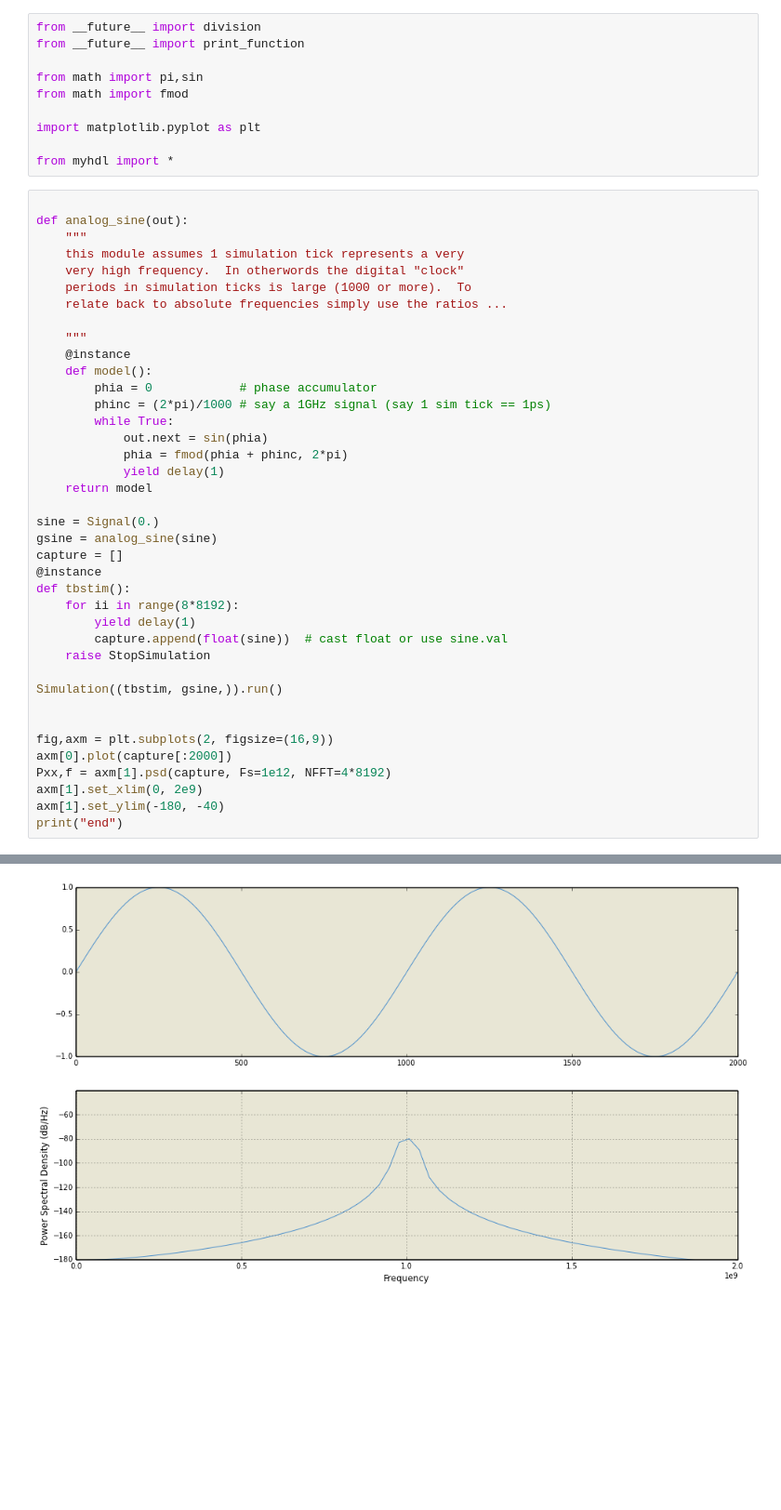
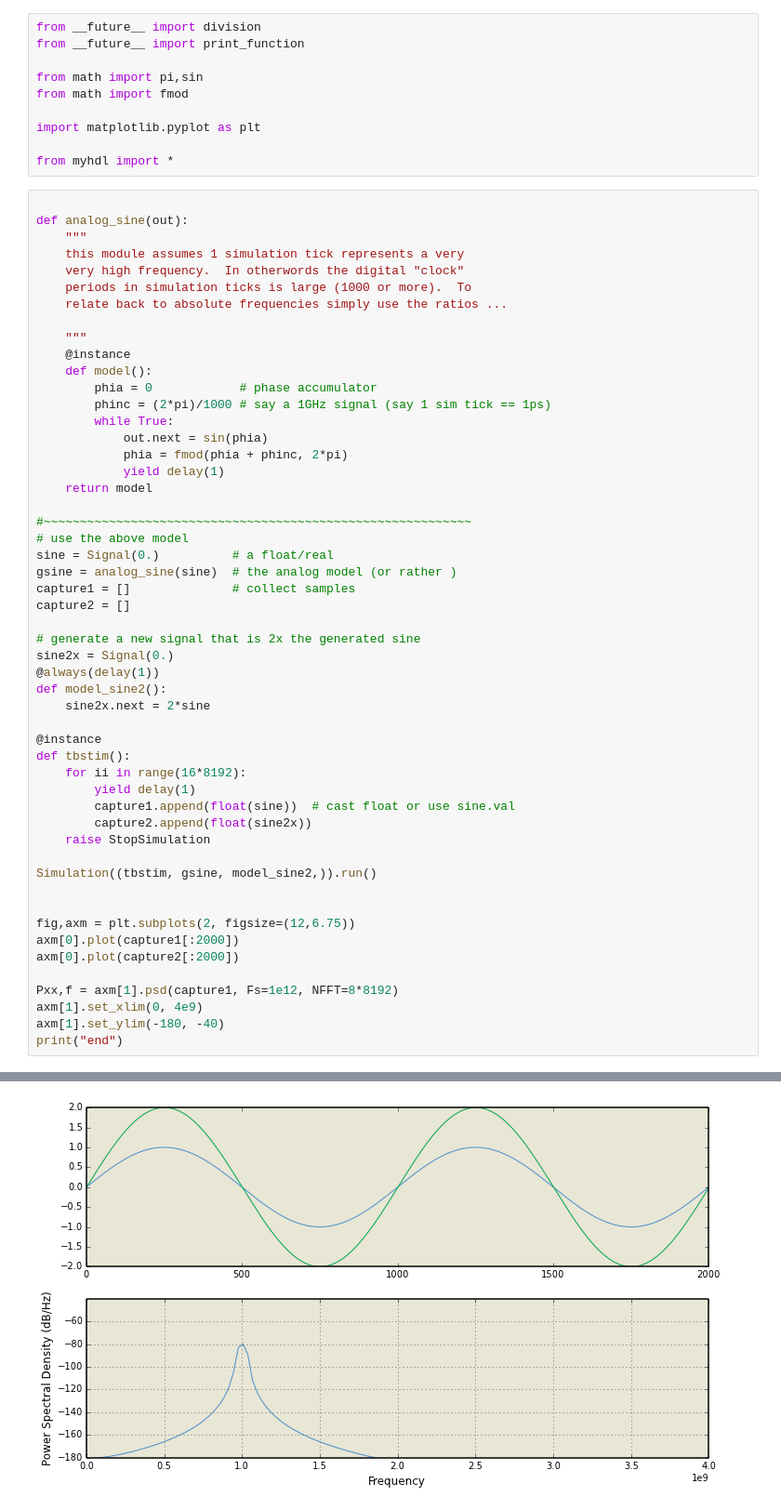
Before and after one commit to cfelton/musicbox_simple, a Jupyter notebook: analog_model.ipynb, the cells around one changed output, grey strips where cells are left out. Shown: that part at 93% size. Cells and saved outputs as stored; diff of their text form; blank space fills up the shorter version.

```diff
--- a/analog_model.ipynb
+++ b/analog_model.ipynb
@@ -12,41 +12,54 @@ from myhdl import *
 
 def analog_sine(out):
     """
     this module assumes 1 simulation tick represents a very
     very high frequency.  In otherwords the digital "clock"
     periods in simulation ticks is large (1000 or more).  To
     relate back to absolute frequencies simply use the ratios ...
 
     """
     @instance
     def model():
         phia = 0            # phase accumulator
         phinc = (2*pi)/1000 # say a 1GHz signal (say 1 sim tick == 1ps)
         while True:
             out.next = sin(phia)
             phia = fmod(phia + phinc, 2*pi)
             yield delay(1)
     return model
 
-sine = Signal(0.)
-gsine = analog_sine(sine)
-capture = []
+#~~~~~~~~~~~~~~~~~~~~~~~~~~~~~~~~~~~~~~~~~~~~~~~~~~~~~~~~~~~
+# use the above model
+sine = Signal(0.)          # a float/real
+gsine = analog_sine(sine)  # the analog model (or rather )
+capture1 = []              # collect samples
+capture2 = []
+
+# generate a new signal that is 2x the generated sine
+sine2x = Signal(0.)
+@always(delay(1))
+def model_sine2():
+    sine2x.next = 2*sine
+
 @instance
 def tbstim():
-    for ii in range(8*8192):
+    for ii in range(16*8192):
         yield delay(1)
-        capture.append(float(sine))  # cast float or use sine.val
+        capture1.append(float(sine))  # cast float or use sine.val
+        capture2.append(float(sine2x))
     raise StopSimulation
 
-Simulation((tbstim, gsine,)).run()
+Simulation((tbstim, gsine, model_sine2,)).run()
 
 
-fig,axm = plt.subplots(2, figsize=(16,9))
-axm[0].plot(capture[:2000])
-Pxx,f = axm[1].psd(capture, Fs=1e12, NFFT=4*8192)
-axm[1].set_xlim(0, 2e9)
+fig,axm = plt.subplots(2, figsize=(12,6.75))
+axm[0].plot(capture1[:2000])
+axm[0].plot(capture2[:2000])
+
+Pxx,f = axm[1].psd(capture1, Fs=1e12, NFFT=8*8192)
+axm[1].set_xlim(0, 4e9)
 axm[1].set_ylim(-180, -40)
 print("end")
 # %% [output]
 end
-[figure, old version]
+[figure, new version]
```
